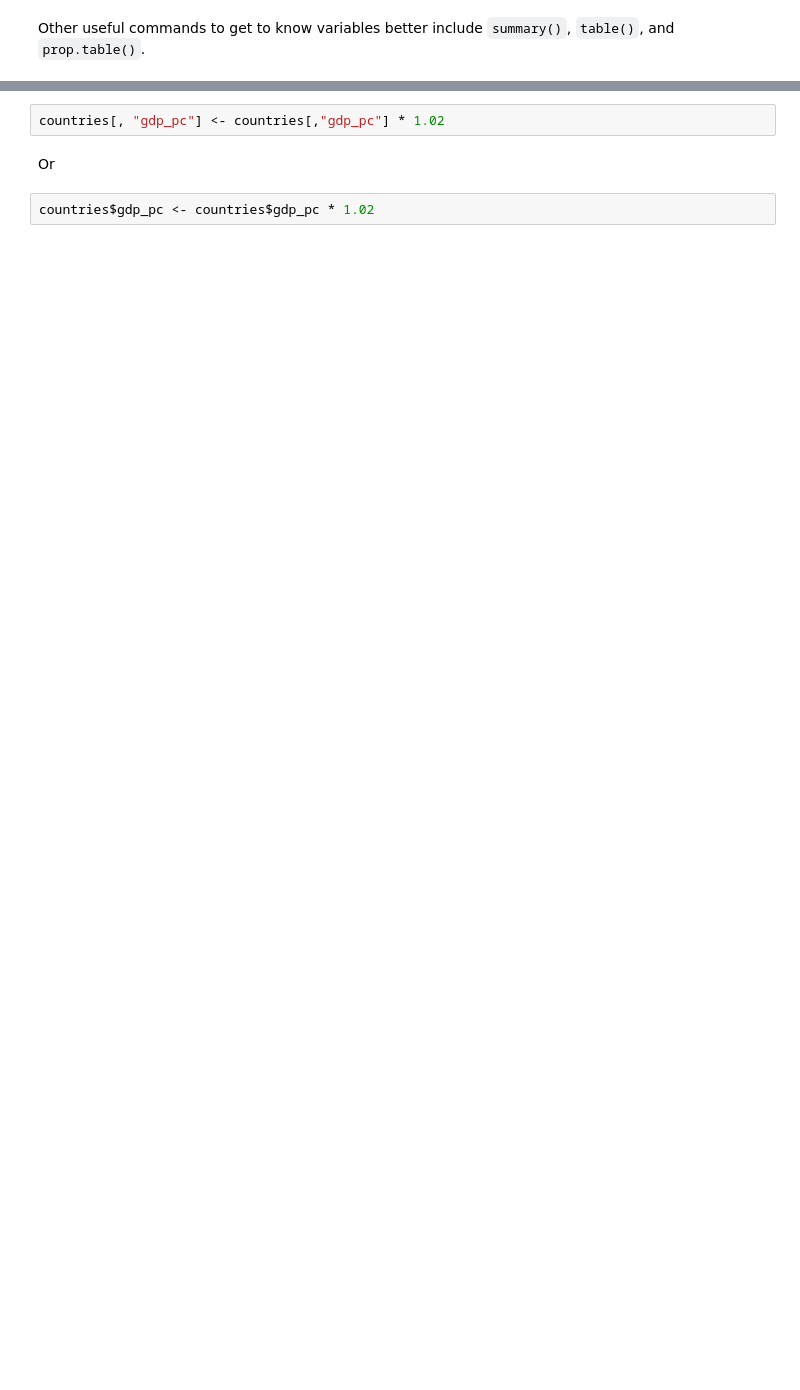
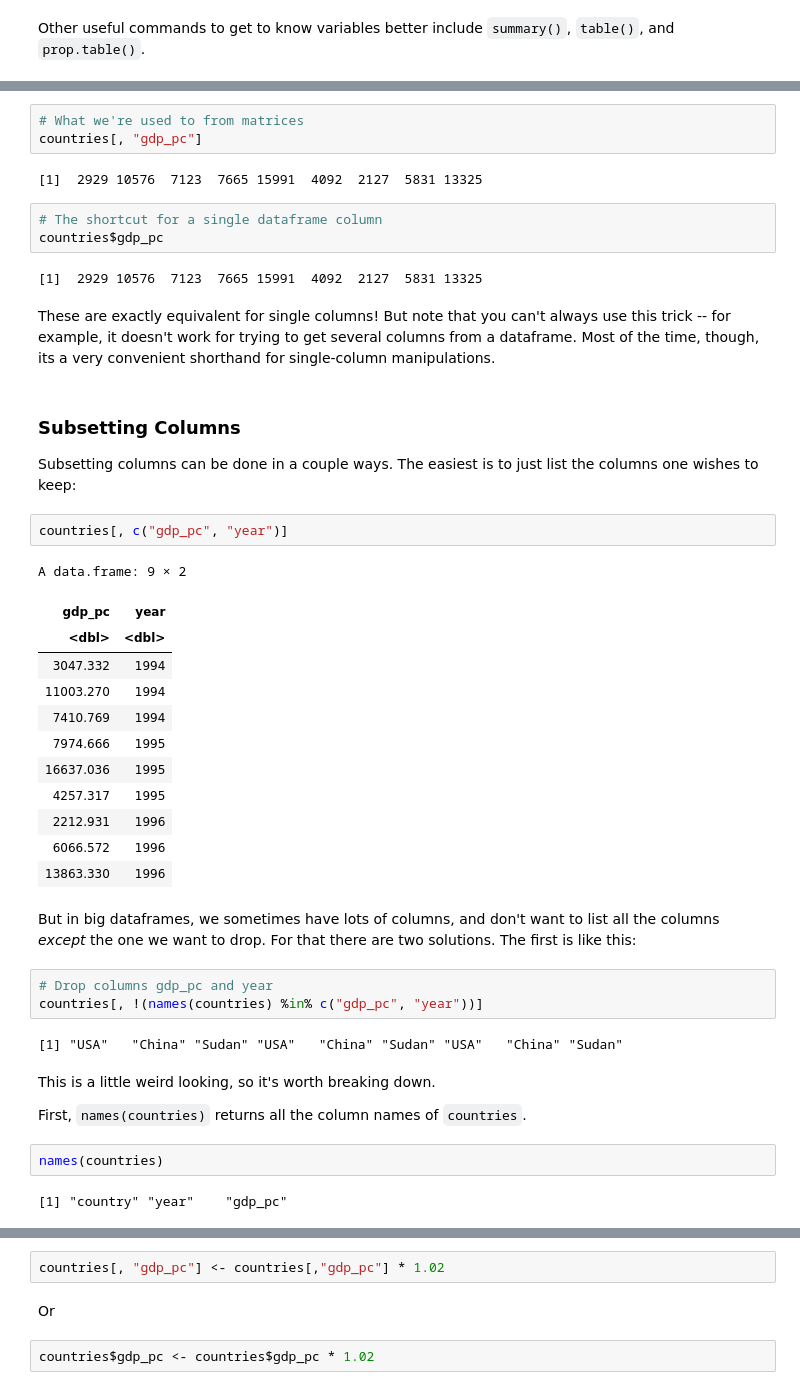
Before and after one commit to nickeubank/cm4ss, a Jupyter notebook: docs/html/dataset_basics.ipynb, the cells around one changed output, grey strips where cells are left out. Cells and saved outputs as stored; diff of their text form; blank space fills up the shorter version.

```diff
--- a/docs/html/dataset_basics.ipynb
+++ b/docs/html/dataset_basics.ipynb
@@ -208,0 +177,46 @@ A data.frame: 1 × 3
+# %%
+# What we're used to from matrices
+countries[, "gdp_pc"]
+# %% [output]
+[1]  2929 10576  7123  7665 15991  4092  2127  5831 13325
+# %%
+# The shortcut for a single dataframe column
+countries$gdp_pc
+# %% [output]
+[1]  2929 10576  7123  7665 15991  4092  2127  5831 13325
+# %% [markdown]
+These are exactly equivalent for single columns! But note that you can't always use this trick -- for example, it doesn't work for trying to get several columns from a dataframe. Most of the time, though, its a very convenient shorthand for single-column manipulations.
+# %% [markdown]
+### Subsetting Columns
+
+Subsetting columns can be done in a couple ways. The easiest is to just list the columns one wishes to keep:
+# %%
+countries[, c("gdp_pc", "year")]
+# %% [output]
+A data.frame: 9 × 2
+| gdp_pc | year |
+| <dbl> | <dbl> |
+| 3047.332 | 1994 |
+| 11003.270 | 1994 |
+| 7410.769 | 1994 |
+| 7974.666 | 1995 |
+| 16637.036 | 1995 |
+| 4257.317 | 1995 |
+| 2212.931 | 1996 |
+| 6066.572 | 1996 |
+| 13863.330 | 1996 |
+# %% [markdown]
+But in big dataframes, we sometimes have lots of columns, and don't want to list all the columns *except* the one we want to drop. For that there are two solutions. The first is like this:
+# %%
+# Drop columns gdp_pc and year
+countries[, !(names(countries) %in% c("gdp_pc", "year"))]
+# %% [output]
+[1] "USA"   "China" "Sudan" "USA"   "China" "Sudan" "USA"   "China" "Sudan"
+# %% [markdown]
+This is a little weird looking, so it's worth breaking down.
+
+First, `names(countries)` returns all the column names of `countries`.
+# %%
+names(countries)
+# %% [output]
+[1] "country" "year"    "gdp_pc"
```
Also changed, not shown: parts of 60 cells of this notebook, 28 other files.
